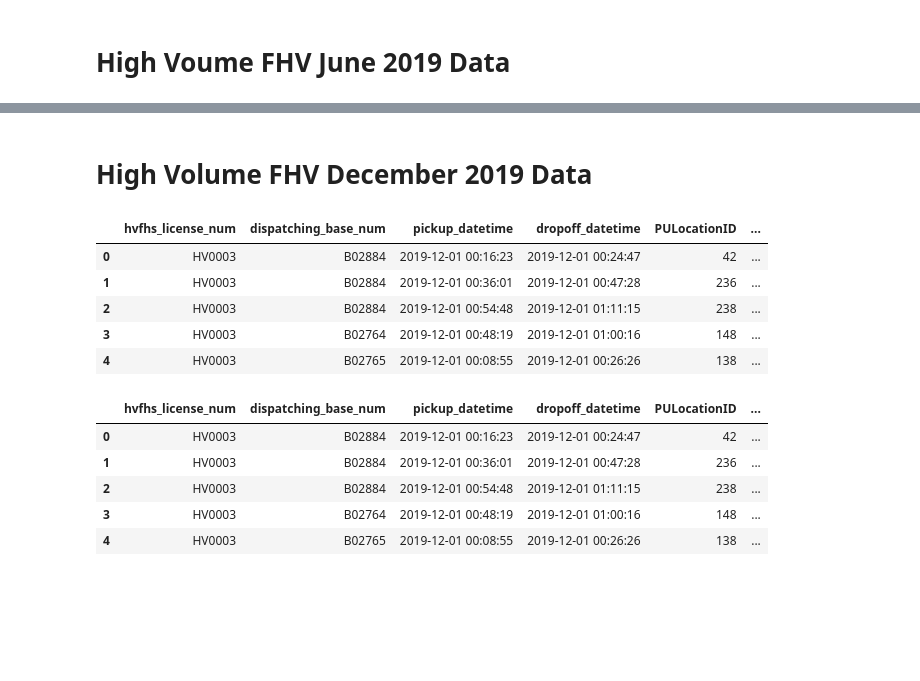
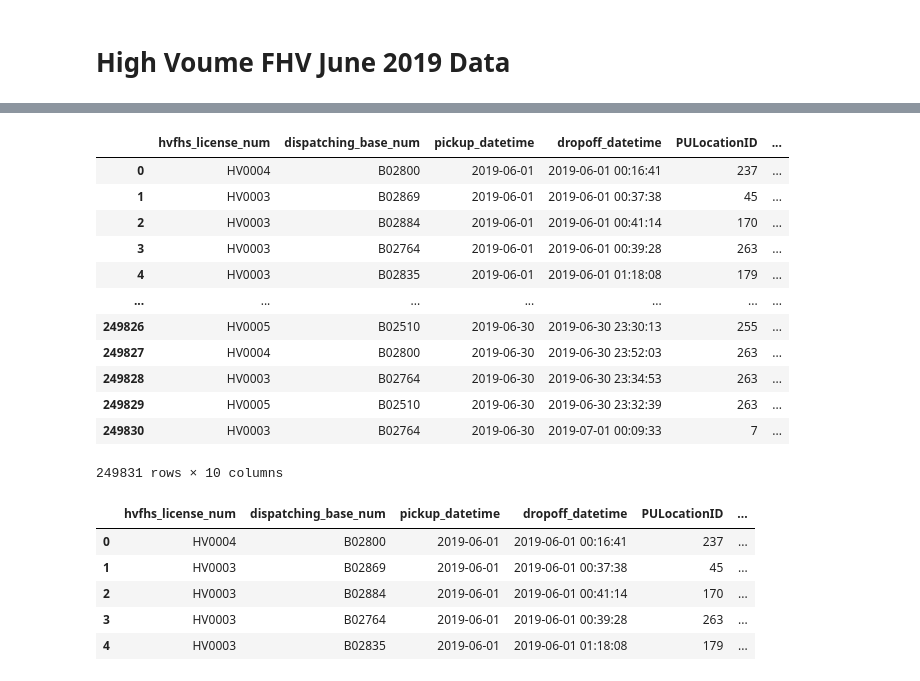
Before and after one commit to ILekawa9/Project-1, a Jupyter notebook: NYC_Taxi_Rideshare_Cleaning.ipynb, the cells around one changed output, grey strips where cells are left out. Cells and saved outputs as stored; diff of their text form; code cells hidden in the pictures; blank space fills up the shorter version.

```diff
--- a/NYC_Taxi_Rideshare_Cleaning.ipynb
+++ b/NYC_Taxi_Rideshare_Cleaning.ipynb
@@ -218,23 +135,31 @@ clean_hvfhv_june_2019_df.head()
-# %% [markdown]
-# High Volume FHV December 2019 Data
-# %%
-hi_vol_for_hire_veh_2019_12 = "../../../Desktop/NYC Taxi & FHV Data/fhvhv_tripdata_2019-12.csv"
-hvfhv_dec_2019_df = pd.read_csv(hi_vol_for_hire_veh_2019_12)
-hvfhv_dec_2019_df.head()
-# %% [output]
-|  | hvfhs_license_num | dispatching_base_num | pickup_datetime | dropoff_datetime | PULocationID | ... |
-| 0 | HV0003 | B02884 | 2019-12-01 00:16:23 | 2019-12-01 00:24:47 | 42 | ... |
-| 1 | HV0003 | B02884 | 2019-12-01 00:36:01 | 2019-12-01 00:47:28 | 236 | ... |
-| 2 | HV0003 | B02884 | 2019-12-01 00:54:48 | 2019-12-01 01:11:15 | 238 | ... |
-| 3 | HV0003 | B02764 | 2019-12-01 00:48:19 | 2019-12-01 01:00:16 | 148 | ... |
-| 4 | HV0003 | B02765 | 2019-12-01 00:08:55 | 2019-12-01 00:26:26 | 138 | ... |
-# %%
-clean_hvfhv_dec_2019_df= hvfhv_dec_2019_df.drop(columns=['SR_Flag'])#are we keeping dispatching_base_num or license_num??
-clean_hvfhv_dec_2019_df.head()
-# %% [output]
-|  | hvfhs_license_num | dispatching_base_num | pickup_datetime | dropoff_datetime | PULocationID | ... |
-| 0 | HV0003 | B02884 | 2019-12-01 00:16:23 | 2019-12-01 00:24:47 | 42 | ... |
-| 1 | HV0003 | B02884 | 2019-12-01 00:36:01 | 2019-12-01 00:47:28 | 236 | ... |
-| 2 | HV0003 | B02884 | 2019-12-01 00:54:48 | 2019-12-01 01:11:15 | 238 | ... |
-| 3 | HV0003 | B02764 | 2019-12-01 00:48:19 | 2019-12-01 01:00:16 | 148 | ... |
-| 4 | HV0003 | B02765 | 2019-12-01 00:08:55 | 2019-12-01 00:26:26 | 138 | ... |
+# %%
+cut_dates = clean_hv_fhv_june_2019_df["pickup_datetime"].str.split(" ", n =1, expand = True)[0]
+clean_hv_fhv_june_2019_df["pickup_datetime"] = cut_dates
+clean_hv_fhv_june_2019_df
+# %% [output]
+|  | hvfhs_license_num | dispatching_base_num | pickup_datetime | dropoff_datetime | PULocationID | ... |
+| 0 | HV0004 | B02800 | 2019-06-01 | 2019-06-01 00:16:41 | 237 | ... |
+| 1 | HV0003 | B02869 | 2019-06-01 | 2019-06-01 00:37:38 | 45 | ... |
+| 2 | HV0003 | B02884 | 2019-06-01 | 2019-06-01 00:41:14 | 170 | ... |
+| 3 | HV0003 | B02764 | 2019-06-01 | 2019-06-01 00:39:28 | 263 | ... |
+| 4 | HV0003 | B02835 | 2019-06-01 | 2019-06-01 01:18:08 | 179 | ... |
+| ... | ... | ... | ... | ... | ... | ... |
+| 249826 | HV0005 | B02510 | 2019-06-30 | 2019-06-30 23:30:13 | 255 | ... |
+| 249827 | HV0004 | B02800 | 2019-06-30 | 2019-06-30 23:52:03 | 263 | ... |
+| 249828 | HV0003 | B02764 | 2019-06-30 | 2019-06-30 23:34:53 | 263 | ... |
+| 249829 | HV0005 | B02510 | 2019-06-30 | 2019-06-30 23:32:39 | 263 | ... |
+| 249830 | HV0003 | B02764 | 2019-06-30 | 2019-07-01 00:09:33 | 7 | ... |
+249831 rows × 10 columns
+# %%
+cut_month = clean_hv_fhv_june_2019_df['pickup_datetime'].str.split("-", expand = True)
+#cut_month
+clean_hv_fhv_june_2019_df["Month"] = cut_month[1].astype(int)
+clean_hv_fhv_june_2019_df["Month"]
+clean_hv_fhv_june_2019_df.head()
+# %% [output]
+|  | hvfhs_license_num | dispatching_base_num | pickup_datetime | dropoff_datetime | PULocationID | ... |
+| 0 | HV0004 | B02800 | 2019-06-01 | 2019-06-01 00:16:41 | 237 | ... |
+| 1 | HV0003 | B02869 | 2019-06-01 | 2019-06-01 00:37:38 | 45 | ... |
+| 2 | HV0003 | B02884 | 2019-06-01 | 2019-06-01 00:41:14 | 170 | ... |
+| 3 | HV0003 | B02764 | 2019-06-01 | 2019-06-01 00:39:28 | 263 | ... |
+| 4 | HV0003 | B02835 | 2019-06-01 | 2019-06-01 01:18:08 | 179 | ... |
```
Also changed, not shown: parts of 30 cells of this notebook.
